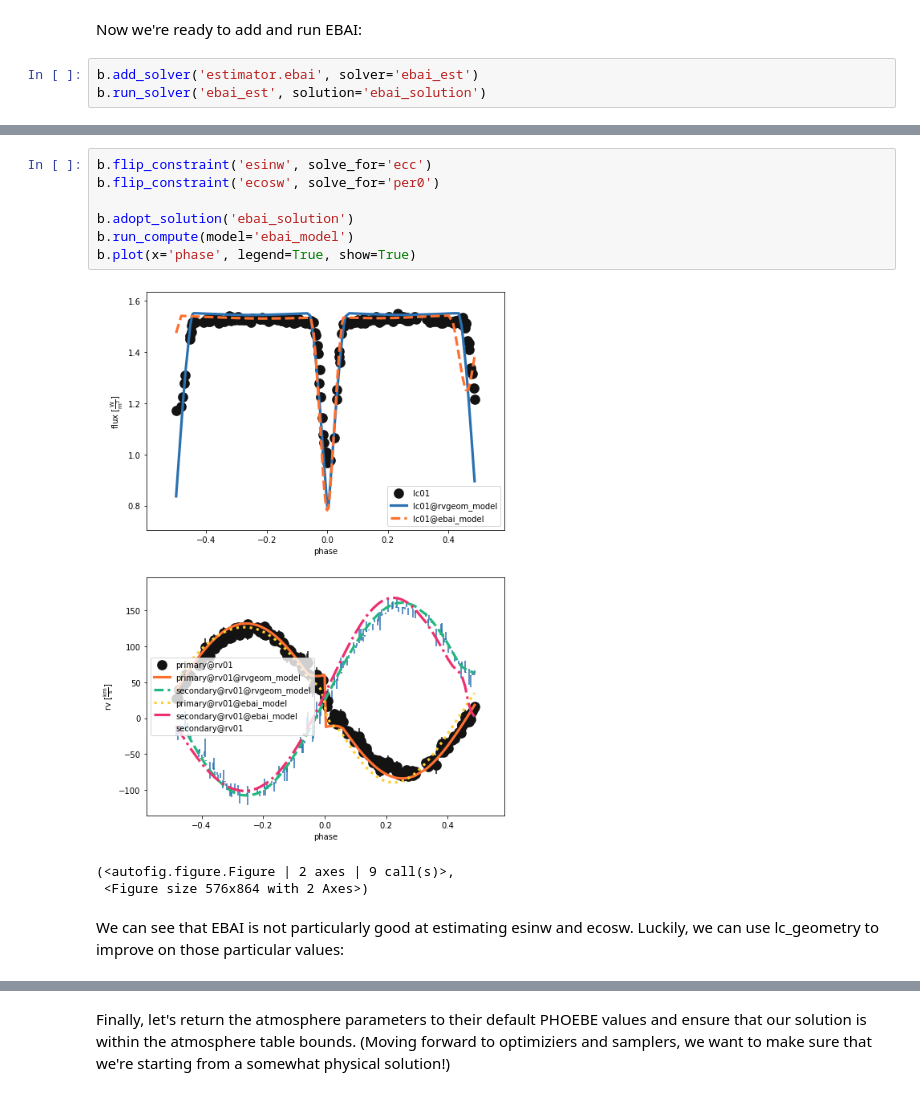
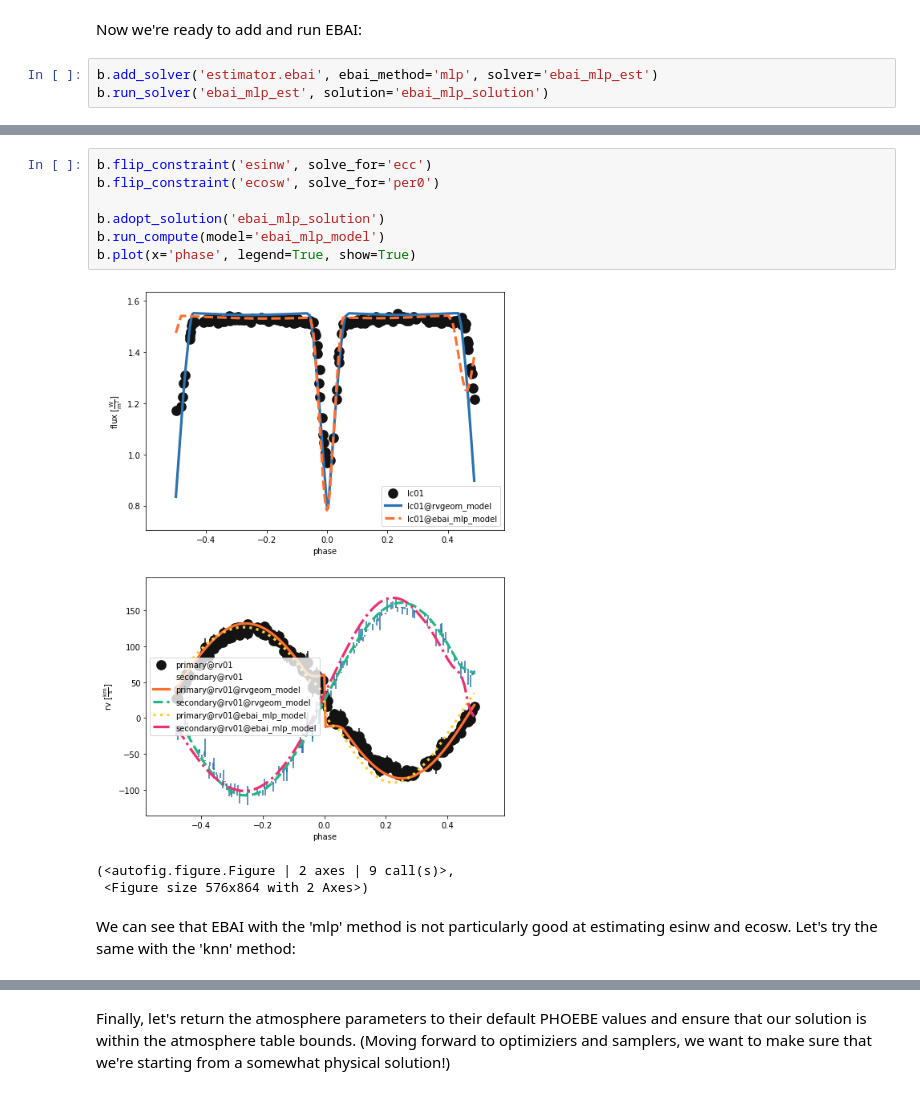
Before and after one commit to phoebe-project/phoebe2-workshop, a Jupyter notebook: 2022june/Tutorial_08a_estimators.ipynb, the cells around one changed output, grey strips where cells are left out. Saved outputs shown, nothing was run; the diff lists cells and outputs as text.

```diff
--- a/2022june/Tutorial_08a_estimators.ipynb
+++ b/2022june/Tutorial_08a_estimators.ipynb
@@ -231,6 +231,6 @@ The EBAI (Eclipsing Binaries Aritifical Intelligence) estimator relies on a trai
 # %% [markdown]
 Now we're ready to add and run EBAI:
 # %%
-b.add_solver('estimator.ebai', solver='ebai_est')
-b.run_solver('ebai_est', solution='ebai_solution')
+b.add_solver('estimator.ebai', ebai_method='mlp', solver='ebai_mlp_est')
+b.run_solver('ebai_mlp_est', solution='ebai_mlp_solution')
 # %% [output]
@@ -250,13 +250,13 @@ incl@binary@orbit@component = 1.48 rad
 # %%
 b.flip_constraint('esinw', solve_for='ecc')
 b.flip_constraint('ecosw', solve_for='per0')
 
-b.adopt_solution('ebai_solution')
-b.run_compute(model='ebai_model')
+b.adopt_solution('ebai_mlp_solution')
+b.run_compute(model='ebai_mlp_model')
 b.plot(x='phase', legend=True, show=True)
 # %% [output]
-[figure, old version]
+[figure, new version]
 (<autofig.figure.Figure | 2 axes | 9 call(s)>,
  <Figure size 576x864 with 2 Axes>)
 # %% [markdown]
-We can see that EBAI is not particularly good at estimating esinw and ecosw. Luckily, we can use lc_geometry to improve on those particular values:
+We can see that EBAI with the 'mlp' method is not particularly good at estimating esinw and ecosw. Let's try the same with the 'knn' method:
```
Also changed, not shown: parts of 21 cells of this notebook, 1 other file.
